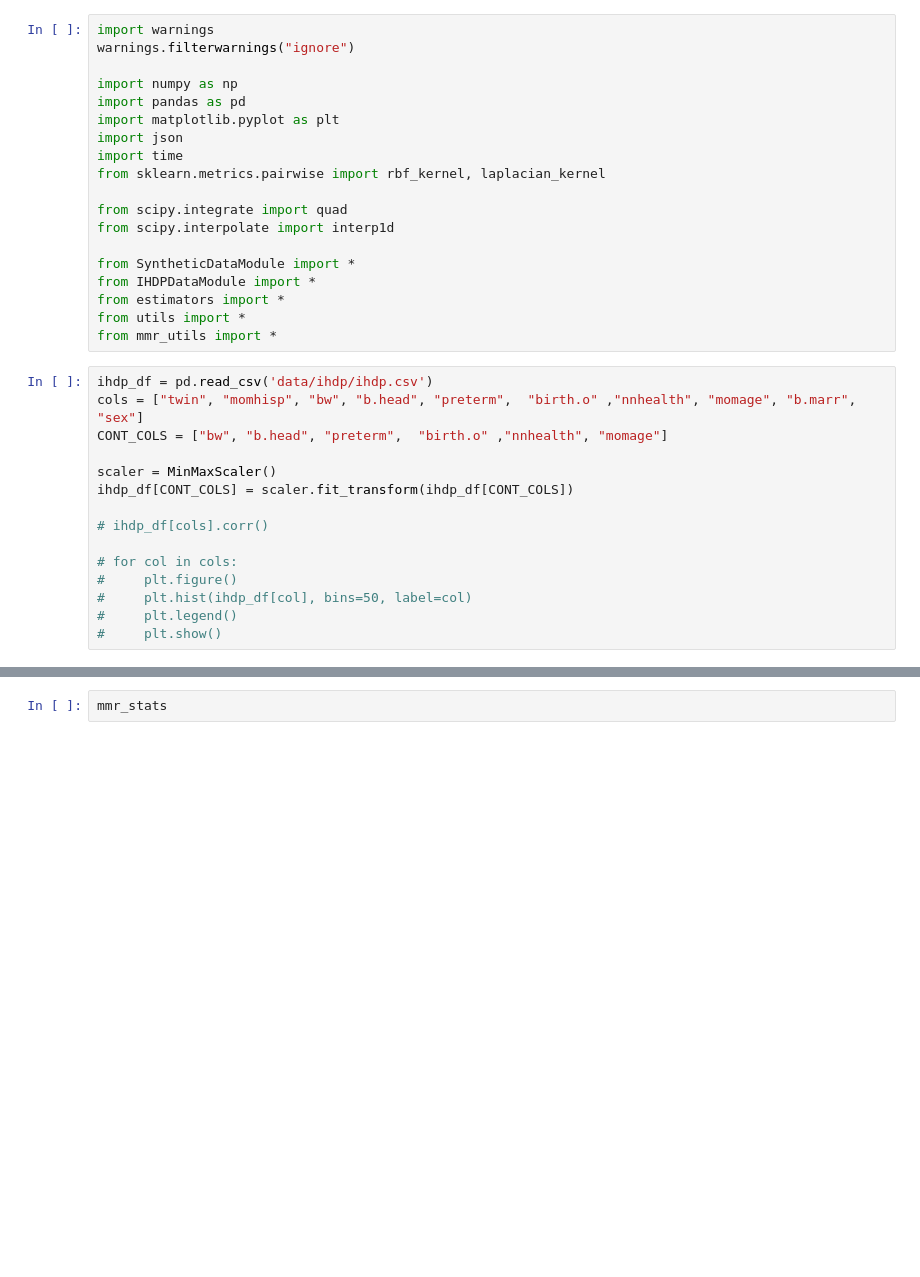
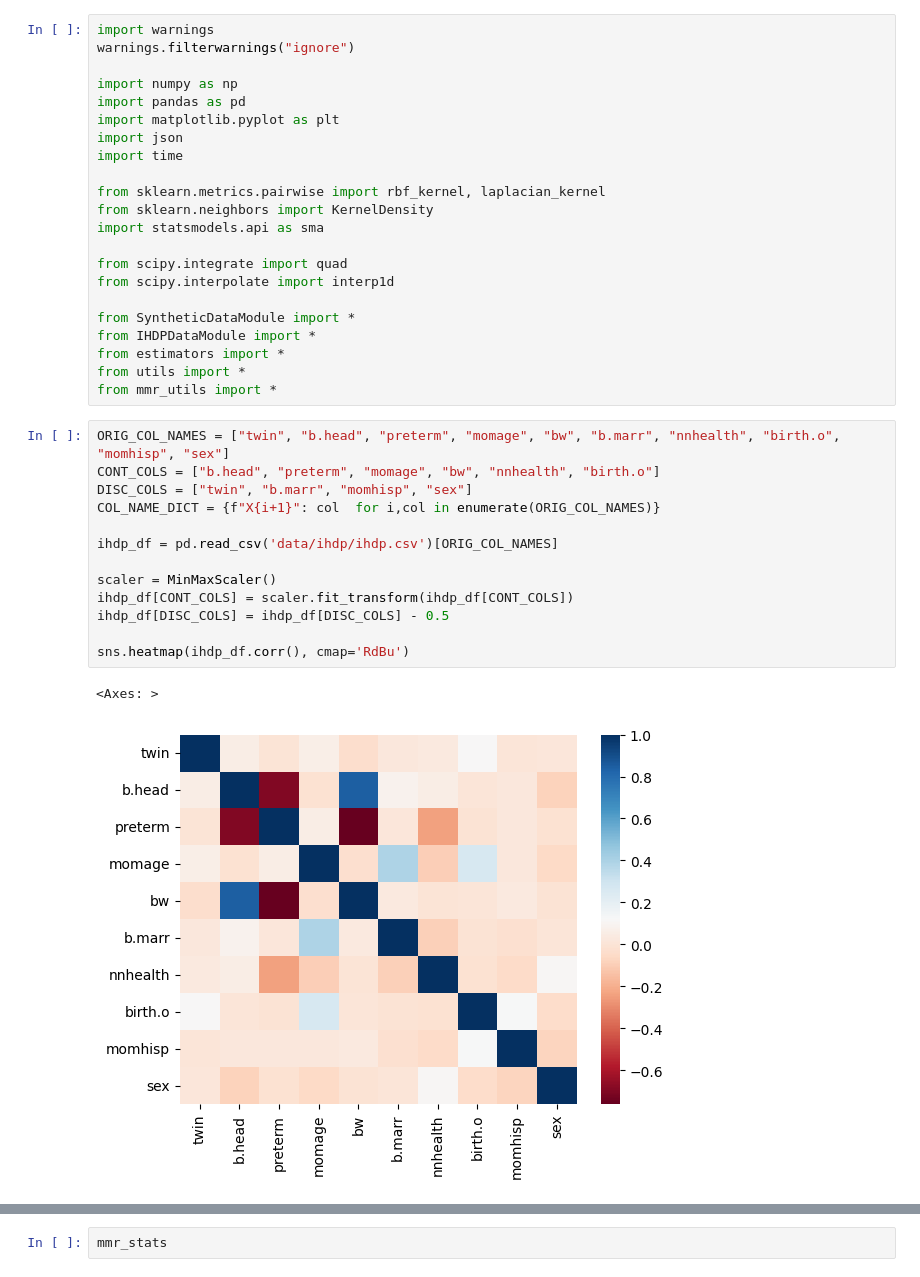
Before and after one commit to demireal/censored-mmr, a Jupyter notebook: main.ipynb, the cells around one changed output, grey strips where cells are left out. Cells and saved outputs as stored; diff of their text form; blank space fills up the shorter version.

```diff
--- a/main.ipynb
+++ b/main.ipynb
@@ -7,7 +7,10 @@ import pandas as pd
 import matplotlib.pyplot as plt
 import json
 import time
+
 from sklearn.metrics.pairwise import rbf_kernel, laplacian_kernel
+from sklearn.neighbors import KernelDensity
+import statsmodels.api as sma
 
 from scipy.integrate import quad
 from scipy.interpolate import interp1d
@@ -17,19 +20,20 @@ from IHDPDataModule import *
 from estimators import *
 from utils import *
 from mmr_utils import *
-# %%
-ihdp_df = pd.read_csv('data/ihdp/ihdp.csv')
-cols = ["twin", "momhisp", "bw", "b.head", "preterm",  "birth.o" ,"nnhealth", "momage", "b.marr", "sex"]
-CONT_COLS = ["bw", "b.head", "preterm",  "birth.o" ,"nnhealth", "momage"]
-
-scaler = MinMaxScaler()
-ihdp_df[CONT_COLS] = scaler.fit_transform(ihdp_df[CONT_COLS])
-
-# ihdp_df[cols].corr()
-
-# for col in cols:
-#     plt.figure()
-#     plt.hist(ihdp_df[col], bins=50, label=col)
-#     plt.legend()
-#     plt.show()
+# %%
+ORIG_COL_NAMES = ["twin", "b.head", "preterm", "momage", "bw", "b.marr", "nnhealth", "birth.o", "momhisp", "sex"]
+CONT_COLS = ["b.head", "preterm", "momage", "bw", "nnhealth", "birth.o"]
+DISC_COLS = ["twin", "b.marr", "momhisp", "sex"]
+COL_NAME_DICT = {f"X{i+1}": col  for i,col in enumerate(ORIG_COL_NAMES)}
+
+ihdp_df = pd.read_csv('data/ihdp/ihdp.csv')[ORIG_COL_NAMES]
+
+scaler = MinMaxScaler()
+ihdp_df[CONT_COLS] = scaler.fit_transform(ihdp_df[CONT_COLS])
+ihdp_df[DISC_COLS] = ihdp_df[DISC_COLS] - 0.5
+
+sns.heatmap(ihdp_df.corr(), cmap='RdBu')
+# %% [output]
+<Axes: >
+[figure, added]
 # %%
```
Also changed, not shown: parts of 33 cells of this notebook, 4 other files.
